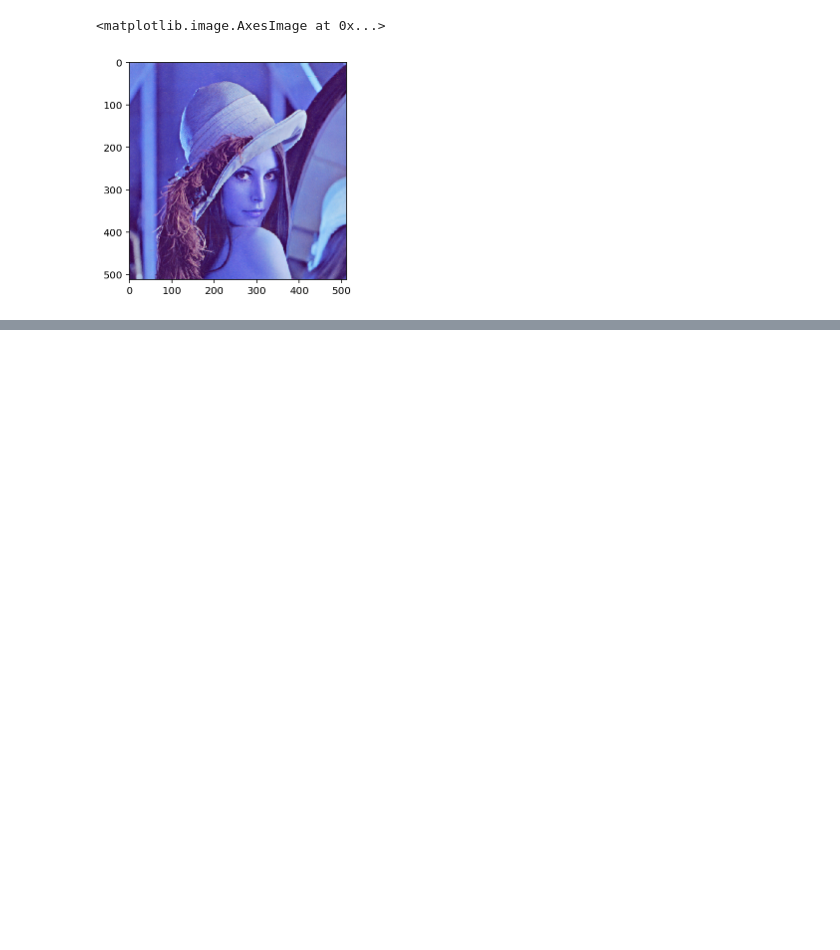
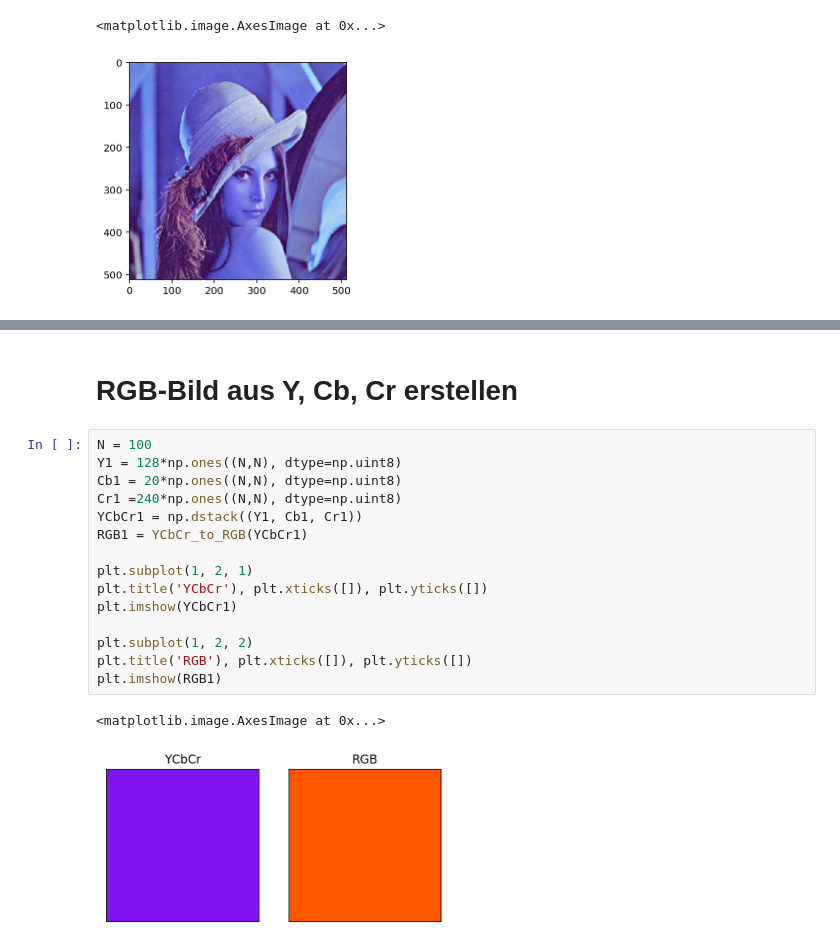
Before and after one commit to tschibu/hslu-ipcv-exercises, a Jupyter notebook: math_exercise04/IPCV_DTC_Discrete_cosine_transform.ipynb, the cells around one changed output, grey strips where cells are left out. Drawn from its saved outputs; the diff is of its cells as text; blank space fills up the shorter version.

Commit message:
RGB-Bild aus Y, Cb, Cr erstellen

```diff
--- a/math_exercise04/IPCV_DTC_Discrete_cosine_transform.ipynb
+++ b/math_exercise04/IPCV_DTC_Discrete_cosine_transform.ipynb
@@ -101,0 +100,20 @@ plt.imshow(lena_YCbCr[:,:,2])
+# %% [markdown]
+# RGB-Bild aus Y, Cb, Cr erstellen
+# %%
+N = 100
+Y1 = 128*np.ones((N,N), dtype=np.uint8)
+Cb1 = 20*np.ones((N,N), dtype=np.uint8)
+Cr1 =240*np.ones((N,N), dtype=np.uint8)
+YCbCr1 = np.dstack((Y1, Cb1, Cr1))
+RGB1 = YCbCr_to_RGB(YCbCr1)
+
+plt.subplot(1, 2, 1)
+plt.title('YCbCr'), plt.xticks([]), plt.yticks([])
+plt.imshow(YCbCr1)
+
+plt.subplot(1, 2, 2)
+plt.title('RGB'), plt.xticks([]), plt.yticks([])
+plt.imshow(RGB1)
+# %% [output]
+<matplotlib.image.AxesImage at 0x...>
+[figure, added]
```
Also changed, not shown: parts of 7 cells of this notebook.
